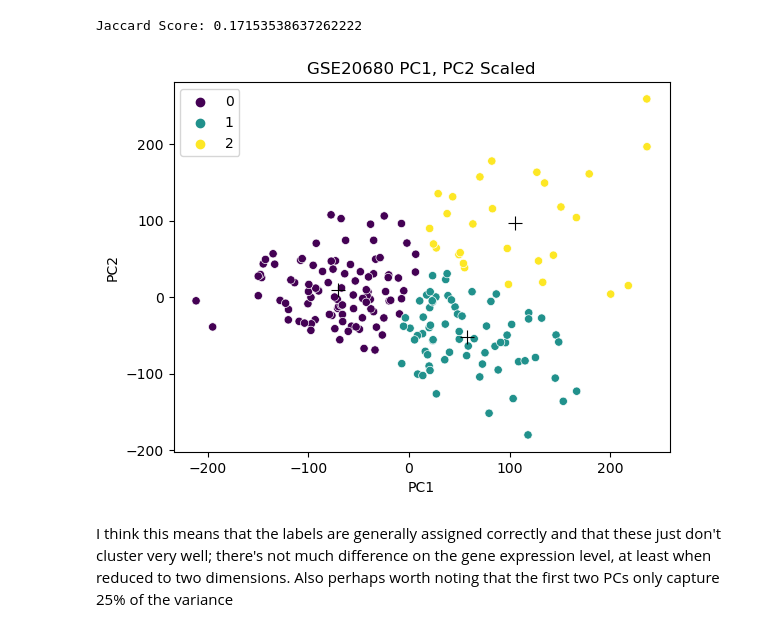
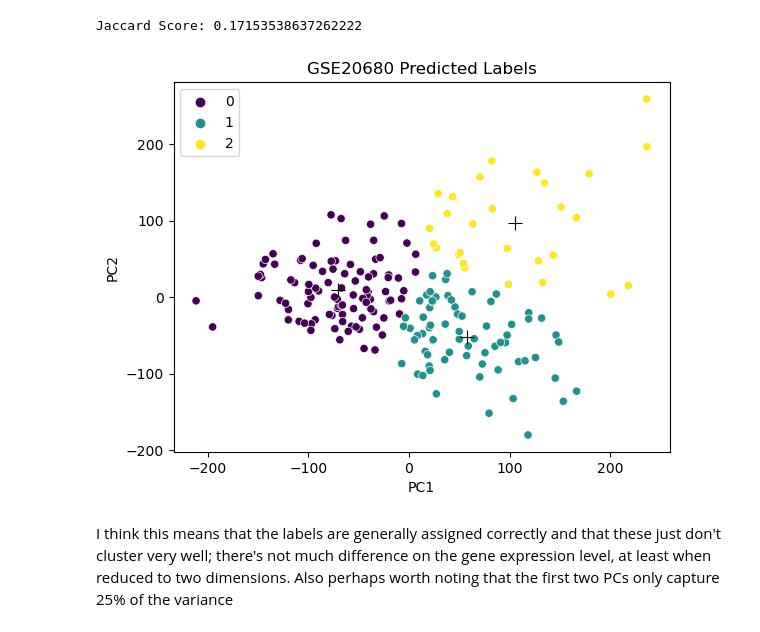
Before and after one commit to aszatrowski/BIOS26211_FinalProject, a Jupyter notebook: GSE20680_Clustering.ipynb, the cells around one changed output. Drawn from its saved outputs; the diff is of its cells as text; code cells hidden in the pictures.

Commit message:
rename last plot in clustering ipynb

```diff
--- a/GSE20680_Clustering.ipynb
+++ b/GSE20680_Clustering.ipynb
@@ -51,18 +51,18 @@ Jaccard Score: 0.17153538637262222
 # %%
 sns.scatterplot(x = gse20680_pca_clusters['PC1'],
                 y = gse20680_pca_clusters['PC2'],
                 hue=gse20680_pca_clusters['predicted_label'],
                 palette='viridis')
 sns.scatterplot(x=gse20680_kmeans.cluster_centers_[:, 0],
                 y=gse20680_kmeans.cluster_centers_[:, 1],
                 s=100,
                 marker = "+",
                 color = "black")
 plt.xlabel('PC1')
 plt.ylabel('PC2')
-plt.title("GSE20680 PC1, PC2 Scaled")
+plt.title("GSE20680 Predicted Labels")
 plt.show()
 # %% [output]
-[figure, old version]
+[figure, new version]
 # %% [markdown]
 I think this means that the labels are generally assigned correctly and that these just don't cluster very well; there's not much difference on the gene expression level, at least when reduced to two dimensions. Also perhaps worth noting that the first two PCs only capture 25% of the variance
```
Also changed, not shown: 1 other file.
